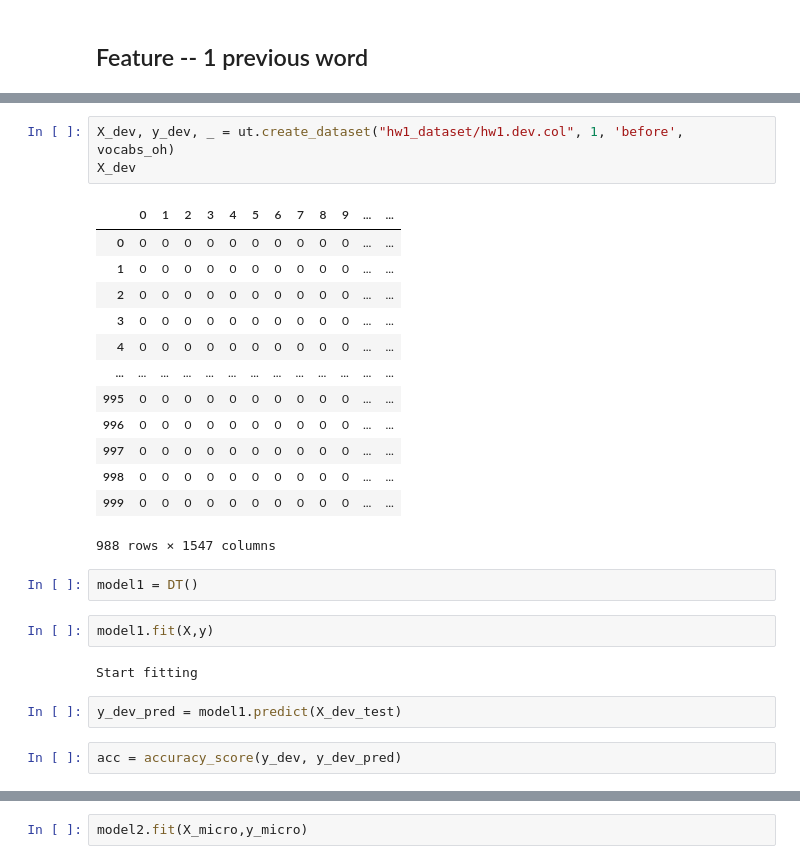
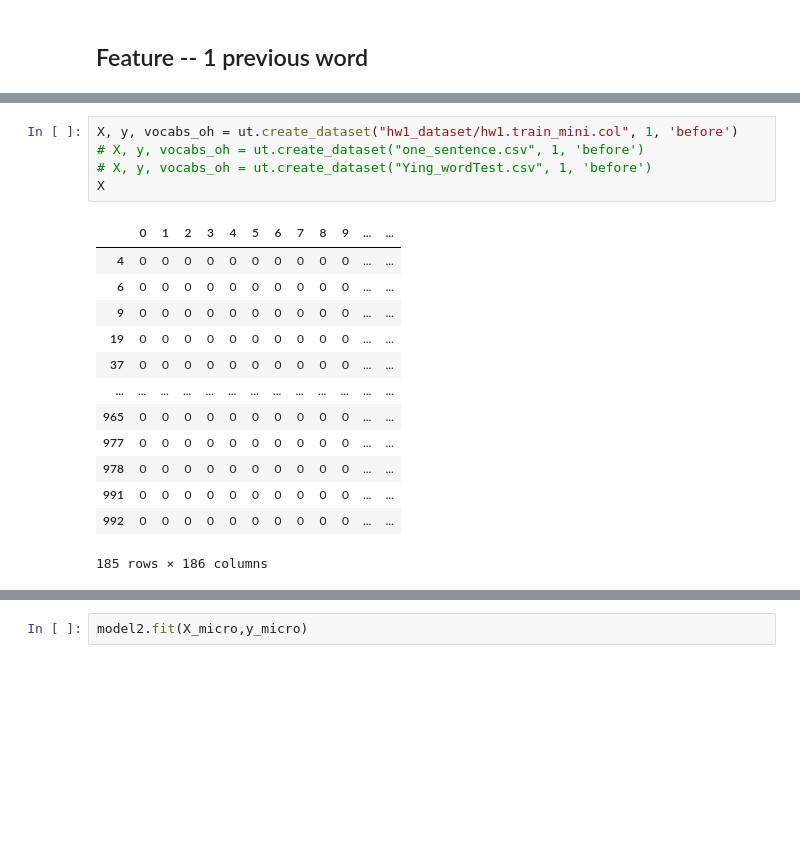
Before and after one commit to happykygo/NLP-DT-WordPredict, a Jupyter notebook: 1previousWord.ipynb, the cells around one changed output, grey strips where cells are left out. Cells and saved outputs as stored; diff of their text form; blank space fills up the shorter version.

```diff
--- a/1previousWord.ipynb
+++ b/1previousWord.ipynb
@@ -69,27 +22,19 @@ X_test
-# %%
-X_dev, y_dev, _ = ut.create_dataset("hw1_dataset/hw1.dev.col", 1, 'before', vocabs_oh)
-X_dev
-# %% [output]
-|  | 0 | 1 | 2 | 3 | 4 | 5 | 6 | 7 | 8 | 9 | ... | ... |
-| 0 | 0 | 0 | 0 | 0 | 0 | 0 | 0 | 0 | 0 | 0 | ... | ... |
-| 1 | 0 | 0 | 0 | 0 | 0 | 0 | 0 | 0 | 0 | 0 | ... | ... |
-| 2 | 0 | 0 | 0 | 0 | 0 | 0 | 0 | 0 | 0 | 0 | ... | ... |
-| 3 | 0 | 0 | 0 | 0 | 0 | 0 | 0 | 0 | 0 | 0 | ... | ... |
-| 4 | 0 | 0 | 0 | 0 | 0 | 0 | 0 | 0 | 0 | 0 | ... | ... |
-| ... | ... | ... | ... | ... | ... | ... | ... | ... | ... | ... | ... | ... |
-| 995 | 0 | 0 | 0 | 0 | 0 | 0 | 0 | 0 | 0 | 0 | ... | ... |
-| 996 | 0 | 0 | 0 | 0 | 0 | 0 | 0 | 0 | 0 | 0 | ... | ... |
-| 997 | 0 | 0 | 0 | 0 | 0 | 0 | 0 | 0 | 0 | 0 | ... | ... |
-| 998 | 0 | 0 | 0 | 0 | 0 | 0 | 0 | 0 | 0 | 0 | ... | ... |
-| 999 | 0 | 0 | 0 | 0 | 0 | 0 | 0 | 0 | 0 | 0 | ... | ... |
-988 rows × 1547 columns
-# %%
-model1 = DT()
-# %%
-model1.fit(X,y)
-# %% [output]
-Start fitting
-# %%
-y_dev_pred = model1.predict(X_dev_test)
-# %%
-acc = accuracy_score(y_dev, y_dev_pred)
+# %%
+X, y, vocabs_oh = ut.create_dataset("hw1_dataset/hw1.train_mini.col", 1, 'before')
+# X, y, vocabs_oh = ut.create_dataset("one_sentence.csv", 1, 'before')
+# X, y, vocabs_oh = ut.create_dataset("Ying_wordTest.csv", 1, 'before')
+X
+# %% [output]
+|  | 0 | 1 | 2 | 3 | 4 | 5 | 6 | 7 | 8 | 9 | ... | ... |
+| 4 | 0 | 0 | 0 | 0 | 0 | 0 | 0 | 0 | 0 | 0 | ... | ... |
+| 6 | 0 | 0 | 0 | 0 | 0 | 0 | 0 | 0 | 0 | 0 | ... | ... |
+| 9 | 0 | 0 | 0 | 0 | 0 | 0 | 0 | 0 | 0 | 0 | ... | ... |
+| 19 | 0 | 0 | 0 | 0 | 0 | 0 | 0 | 0 | 0 | 0 | ... | ... |
+| 37 | 0 | 0 | 0 | 0 | 0 | 0 | 0 | 0 | 0 | 0 | ... | ... |
+| ... | ... | ... | ... | ... | ... | ... | ... | ... | ... | ... | ... | ... |
+| 965 | 0 | 0 | 0 | 0 | 0 | 0 | 0 | 0 | 0 | 0 | ... | ... |
+| 977 | 0 | 0 | 0 | 0 | 0 | 0 | 0 | 0 | 0 | 0 | ... | ... |
+| 978 | 0 | 0 | 0 | 0 | 0 | 0 | 0 | 0 | 0 | 0 | ... | ... |
+| 991 | 0 | 0 | 0 | 0 | 0 | 0 | 0 | 0 | 0 | 0 | ... | ... |
+| 992 | 0 | 0 | 0 | 0 | 0 | 0 | 0 | 0 | 0 | 0 | ... | ... |
+185 rows × 186 columns
```
Also changed, not shown: parts of 22 cells of this notebook, 2 other files.
